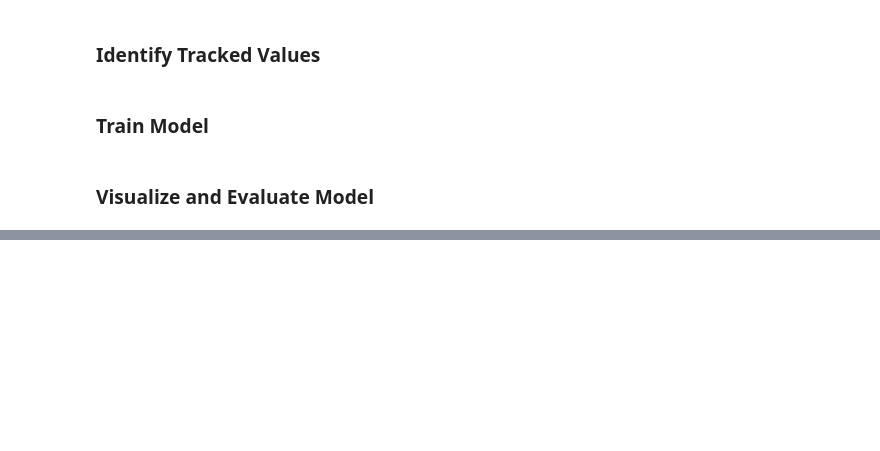
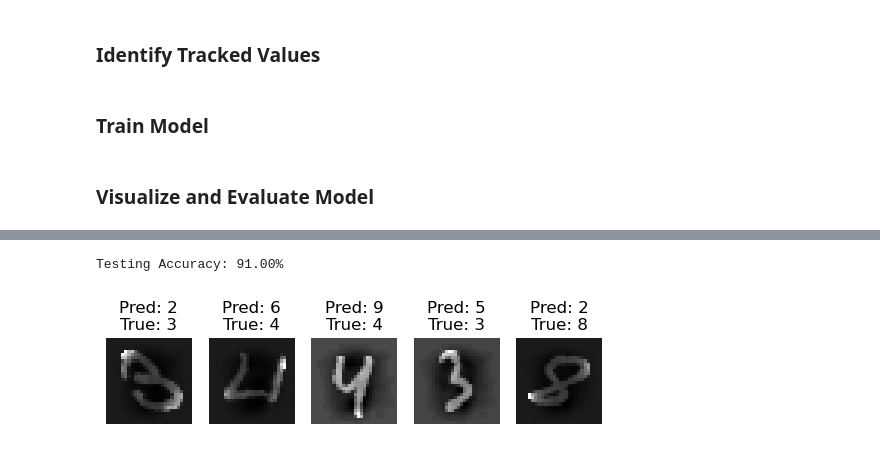
Before and after one commit to cam-1007/PHYS417, a Jupyter notebook: Lab 3/Lab3_Template.ipynb, the cells around one changed output, grey strips where cells are left out. Saved outputs shown, nothing was run; the diff lists cells and outputs as text; code cells hidden in the pictures; blank space fills up the shorter version.

```diff
--- a/Lab 3/Lab3_Template.ipynb
+++ b/Lab 3/Lab3_Template.ipynb
@@ -80,8 +74,9 @@ def scale_data(arr):
 # Scale the dataset according to standard scaling
 # standard scaling formula: (x - mean) / std, function created above
 
-mnist_train_features = scale_data(mnist_train_features)
-mnist_test_features = scale_data(mnist_test_features)
+scaler = StandardScaler()
+mnist_train_features = scaler.fit_transform(mnist_train_features)
+mnist_test_features = scaler.fit_transform(mnist_test_features)
 # %%
 # Split training dataset into Train (90%), Validation (10%)
 # use train_test_split from sklearn to split the data into train and validation sets
@@ -143,18 +149,34 @@ validation_accuracy_list = # YOUR CODE HERE
 import tqdm
 
 # Convert the training, validation, testing dataset (NumPy arrays) into torch tensors
+mnist_train_features = torch.from_numpy(mnist_train_features).float()
+mnist_train_targets = torch.from_numpy(mnist_train_targets).long()
+mnist_validation_features = torch.from_numpy(mnist_validation_features).float()
+mnist_validation_targets = torch.from_numpy(mnist_validation_targets).long()
+mnist_test_features = torch.from_numpy(mnist_test_features).float()
+mnist_test_targets = torch.from_numpy(mnist_test_targets).long()
 
-# YOUR CODE HERE
 
 # Training Loop ---------------------------------------------------------------------------------------
 
 for epoch in tqdm.trange(epochs):
+    optimizer.zero_grad()
+    predictions = model(mnist_train_features)
+    loss = loss_func(predictions, mnist_train_targets)
+    train_loss_list[epoch] = loss.item()
 
-    # YOUR CODE HERE
+    optimizer.zero_grad()
+    loss.backward()
+    optimizer.step()
 
     # Compute Validation Accuracy ----------------------------------------------------------------------
 
-    # YOUR CODE HERE
+    with torch.no_grad():
+        val_predictions = model(mnist_validation_features)
+        val_accuracy = (torch.argmax(val_predictions, dim=1) == mnist_validation_targets).type(torch.FloatTensor)
+        #val_accuracy = (val_predictions.argmax(dim=1) == mnist_validation_targets).float().mean()
+        #validation_accuracy_list[epoch] = val_accuracy.item()
+        validation_accuracy_list[epoch] = val_accuracy.mean()
 # %% [markdown]
 ### Visualize and Evaluate Model
 # %%
@@ -181,9 +208,25 @@ sns.despine()
 # %%
 # Compute the testing accuracy
 
-# YOUR CODE HERE
+with torch.no_grad():
+    test_predictions = model(mnist_test_features)
+    test_accuracy = (test_predictions.argmax(dim=1) == mnist_test_targets).float().mean()
+    print(f"Testing Accuracy: {test_accuracy.item() * 100:.2f}%")
+# %% [output]
+Testing Accuracy: 91.00%
 # %%
 # Plot 5 incorrectly classified testing samples and print the model predictions for each of them
 # You can use np.reshape() to convert flattened 1D array back to 2D array
+incorrect_indices = (test_predictions.argmax(dim=1) != mnist_test_targets).nonzero(as_tuple=True)[0]
+incorrect_samples = mnist_test_features[incorrect_indices][:5]
+incorrect_labels = mnist_test_targets[incorrect_indices][:5]
+incorrect_predictions = test_predictions[incorrect_indices][:5].argmax(dim=1)
 
-# YOUR CODE HERE
+for i in range(5):
+    plt.subplot(1, 5, i + 1)
+    plt.imshow(np.reshape(incorrect_samples[i].cpu().numpy(), (28, 28)), cmap='gray')
+    plt.title(f"Pred: {incorrect_predictions[i].item()}\nTrue: {incorrect_labels[i].item()}")
+    plt.axis('off')
+plt.show()
+# %% [output]
+[figure, added]
```
Also changed, not shown: parts of 8 cells of this notebook.
